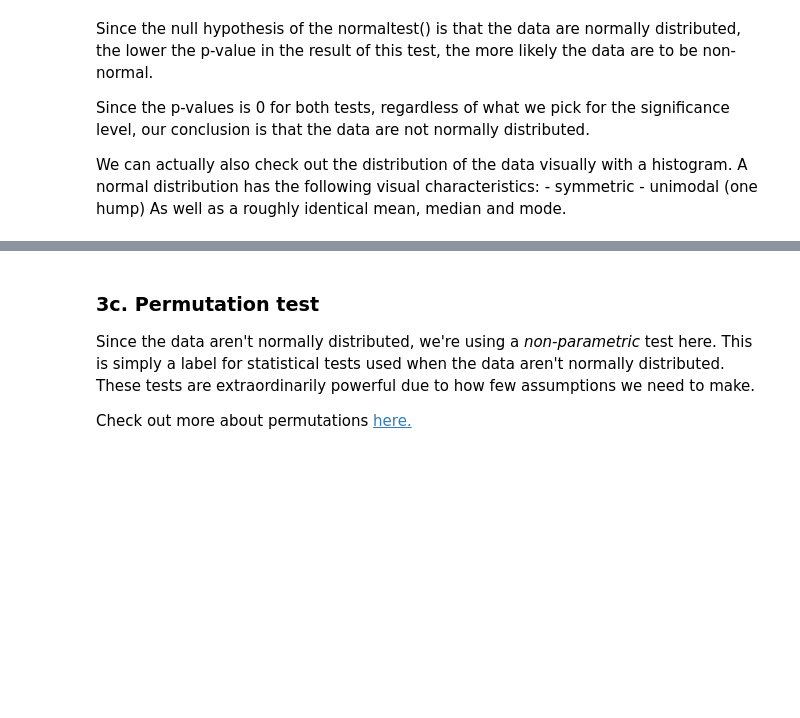
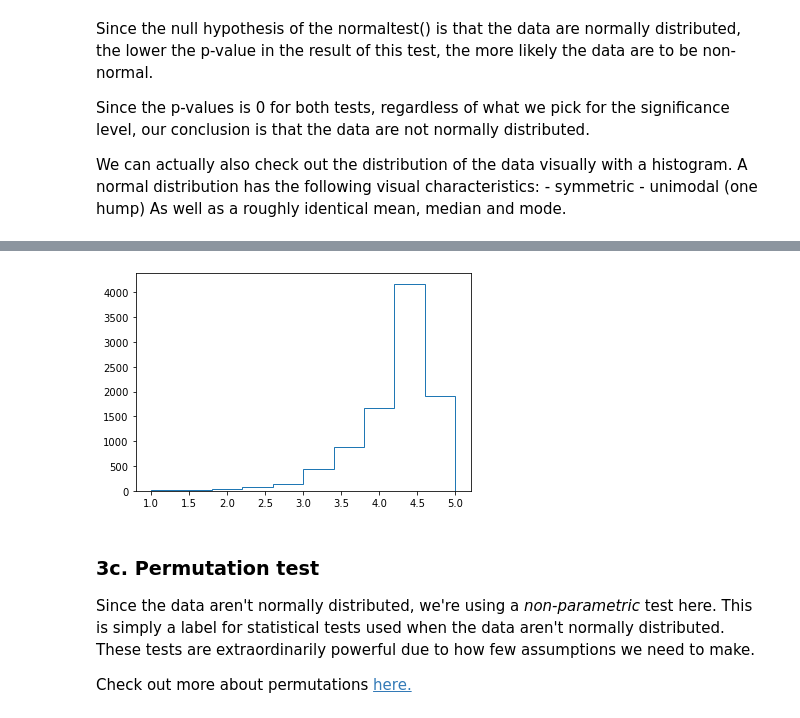
Before and after one commit to BrettlyCD/integrating-apps, a Jupyter notebook: Springboard Apps project - Tier 3 - Complete.ipynb, the cells around one changed output, grey strips where cells are left out. Drawn from its saved outputs; the diff is of its cells as text; code cells hidden in the pictures; blank space fills up the shorter version.

```diff
--- a/Springboard Apps project - Tier 3 - Complete.ipynb
+++ b/Springboard Apps project - Tier 3 - Complete.ipynb
@@ -465,6 +476,10 @@ _ _ _
 # %%
 # Create a histogram of the google data
-_ _ _
+plt.hist(google, label = 'Google Ratings', bins=10, histtype='step')
+
+plt.show()
+# %% [output]
+[figure, added]
 # %% [markdown]
 ### 3c. Permutation test
 Since the data aren't normally distributed, we're using a *non-parametric* test here. This is simply a label for statistical tests used when the data aren't normally distributed. These tests are extraordinarily powerful due to how few assumptions we need to make.
```
Also changed, not shown: parts of 4 cells of this notebook.
